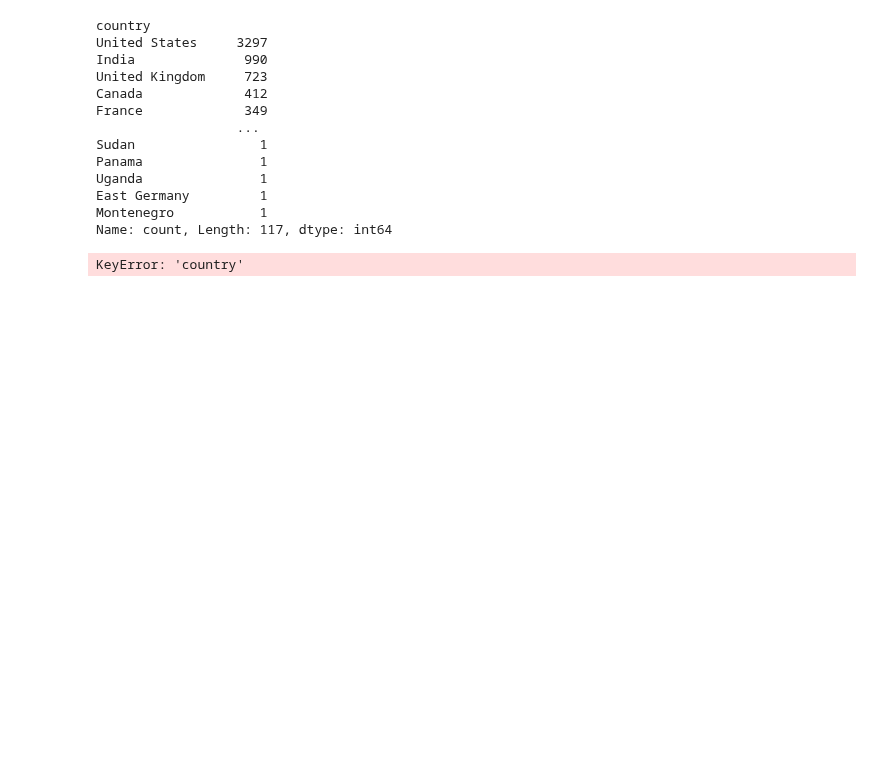
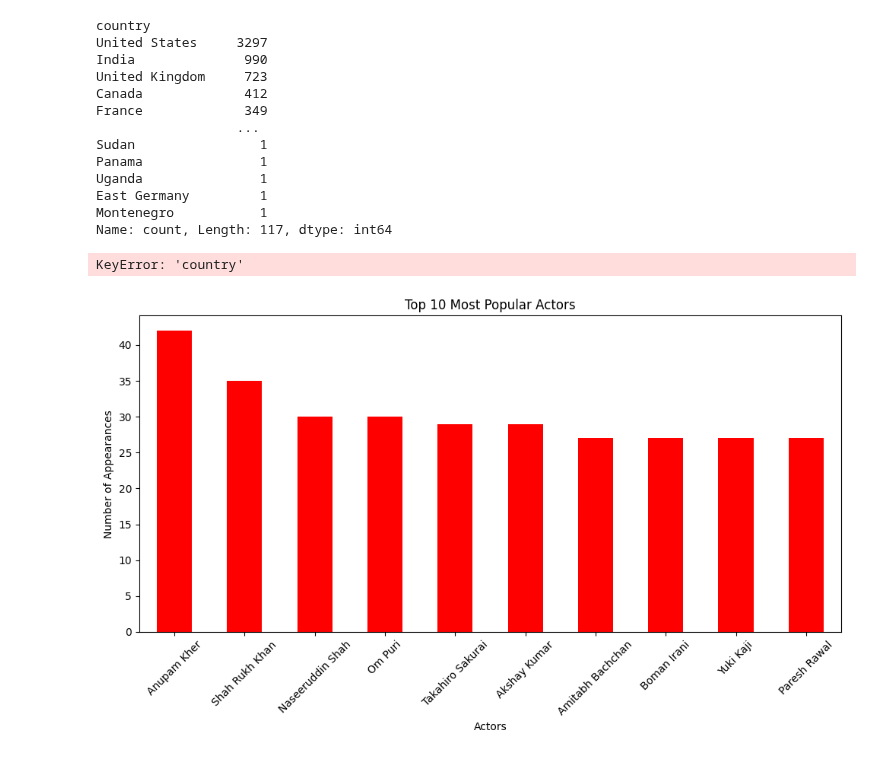
Before and after one commit to Apanizza197/AnalisisDeDatos, a Jupyter notebook: Practico2/practico_2.ipynb, the cells around one changed output. Cells and saved outputs as stored; diff of their text form; code cells hidden in the pictures; blank space fills up the shorter version.

```diff
--- a/Practico2/practico_2.ipynb
+++ b/Practico2/practico_2.ipynb
@@ -166,3 +166,24 @@ East Germany         1
 Montenegro           1
 Name: count, Length: 117, dtype: int64
 KeyError: 'country'
+# %%
+cast_series = df['cast'].str.split(', ').explode()
+
+# Count occurrences of each actor
+actor_counts = cast_series.value_counts()
+
+# Get the top 5 actors
+top_5_actors = actor_counts.head(10)
+
+plt.figure(figsize=(10,6))
+top_5_actors.plot(kind='bar', color='red')
+plt.title('Top 10 Most Popular Actors')
+plt.xlabel('Actors')
+plt.ylabel('Number of Appearances')
+plt.xticks(rotation=45)
+plt.tight_layout()
+
+# Show the plot
+plt.show()
+# %% [output]
+[figure, added]
```
